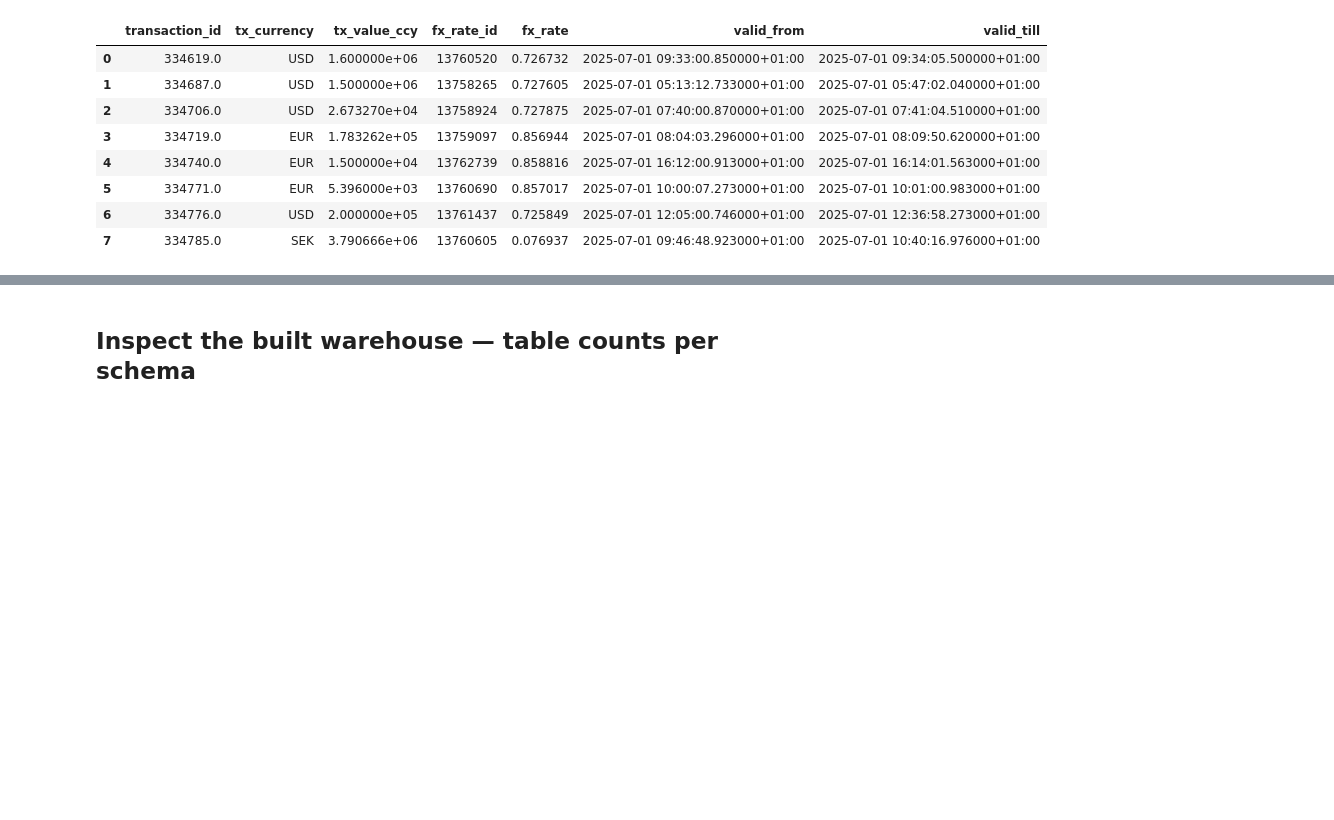
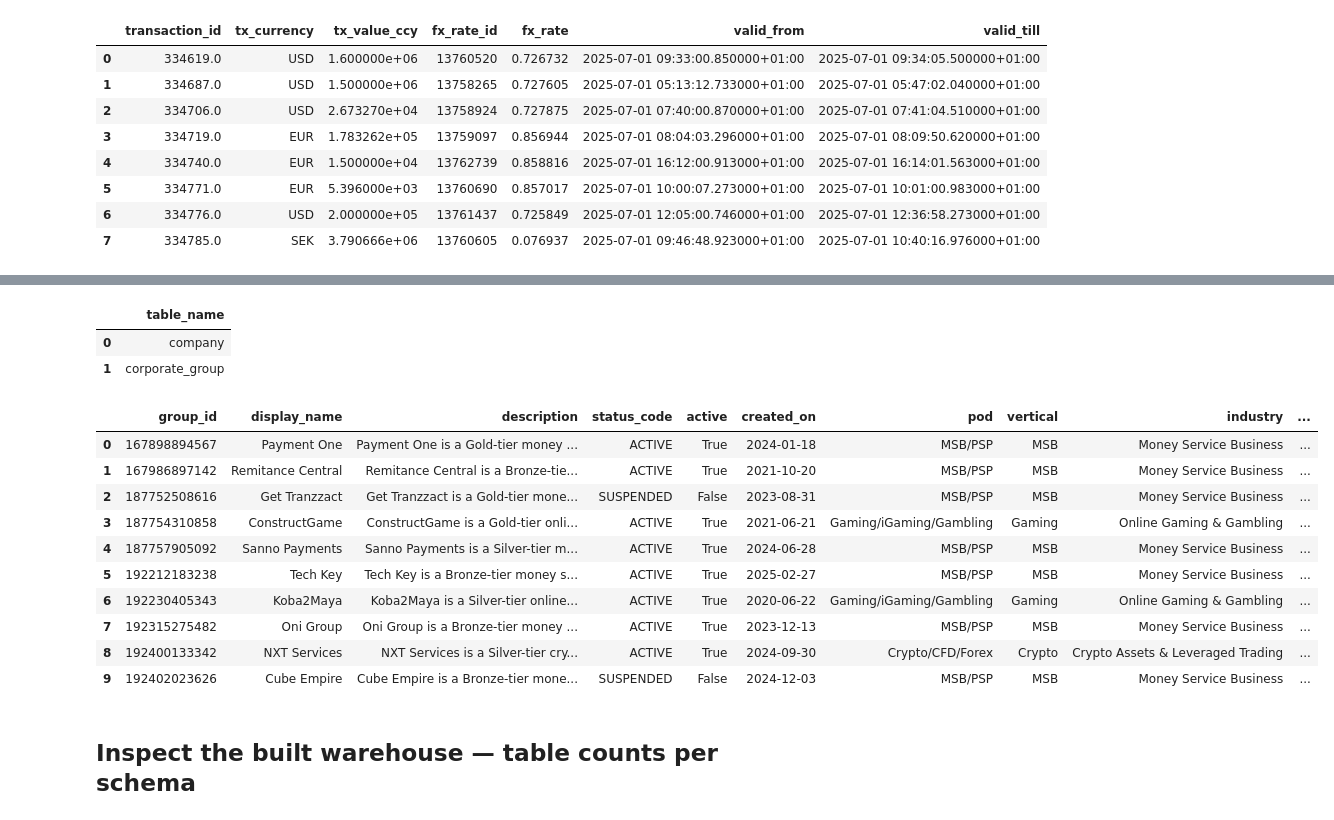
Before and after one commit to hallabehery/FM-Data-Engineer-Test-HS, a Jupyter notebook: notebook/pipeline.ipynb, the cells around one changed output, grey strips where cells are left out. Cells and saved outputs as stored; diff of their text form; code cells hidden in the pictures; blank space fills up the shorter version.

```diff
--- a/notebook/pipeline.ipynb
+++ b/notebook/pipeline.ipynb
@@ -260,3 +248,25 @@ con.sql('''
+# %%
+# Tables created so far in the 'shape' schema
+con.sql("SELECT table_name FROM duckdb_tables() WHERE schema_name = 'shape' ORDER BY table_name").df()
+# %% [output]
+|  | table_name |
+| 0 | company |
+| 1 | corporate_group |
+# %%
+# SELECT * from one table in this schema (LIMIT 10)
+con.sql("SELECT * FROM shape.corporate_group LIMIT 10").df()
+# %% [output]
+|  | group_id | display_name | description | status_code | active | created_on | pod | vertical | industry | ... |
+| 0 | 167898894567 | Payment One | Payment One is a Gold-tier money ... | ACTIVE | True | 2024-01-18 | MSB/PSP | MSB | Money Service Business | ... |
+| 1 | 167986897142 | Remitance Central | Remitance Central is a Bronze-tie... | ACTIVE | True | 2021-10-20 | MSB/PSP | MSB | Money Service Business | ... |
+| 2 | 187752508616 | Get Tranzzact | Get Tranzzact is a Gold-tier mone... | SUSPENDED | False | 2023-08-31 | MSB/PSP | MSB | Money Service Business | ... |
+| 3 | 187754310858 | ConstructGame | ConstructGame is a Gold-tier onli... | ACTIVE | True | 2021-06-21 | Gaming/iGaming/Gambling | Gaming | Online Gaming & Gambling | ... |
+| 4 | 187757905092 | Sanno Payments | Sanno Payments is a Silver-tier m... | ACTIVE | True | 2024-06-28 | MSB/PSP | MSB | Money Service Business | ... |
+| 5 | 192212183238 | Tech Key | Tech Key is a Bronze-tier money s... | ACTIVE | True | 2025-02-27 | MSB/PSP | MSB | Money Service Business | ... |
+| 6 | 192230405343 | Koba2Maya | Koba2Maya is a Silver-tier online... | ACTIVE | True | 2020-06-22 | Gaming/iGaming/Gambling | Gaming | Online Gaming & Gambling | ... |
+| 7 | 192315275482 | Oni Group | Oni Group is a Bronze-tier money ... | ACTIVE | True | 2023-12-13 | MSB/PSP | MSB | Money Service Business | ... |
+| 8 | 192400133342 | NXT Services | NXT Services is a Silver-tier cry... | ACTIVE | True | 2024-09-30 | Crypto/CFD/Forex | Crypto | Crypto Assets & Leveraged Trading | ... |
+| 9 | 192402023626 | Cube Empire | Cube Empire is a Bronze-tier mone... | SUSPENDED | False | 2024-12-03 | MSB/PSP | MSB | Money Service Business | ... |
 # %% [markdown]
 ## Inspect the built warehouse — table counts per schema
 # %%
```
Also changed, not shown: parts of 19 cells of this notebook, 5 other files.
